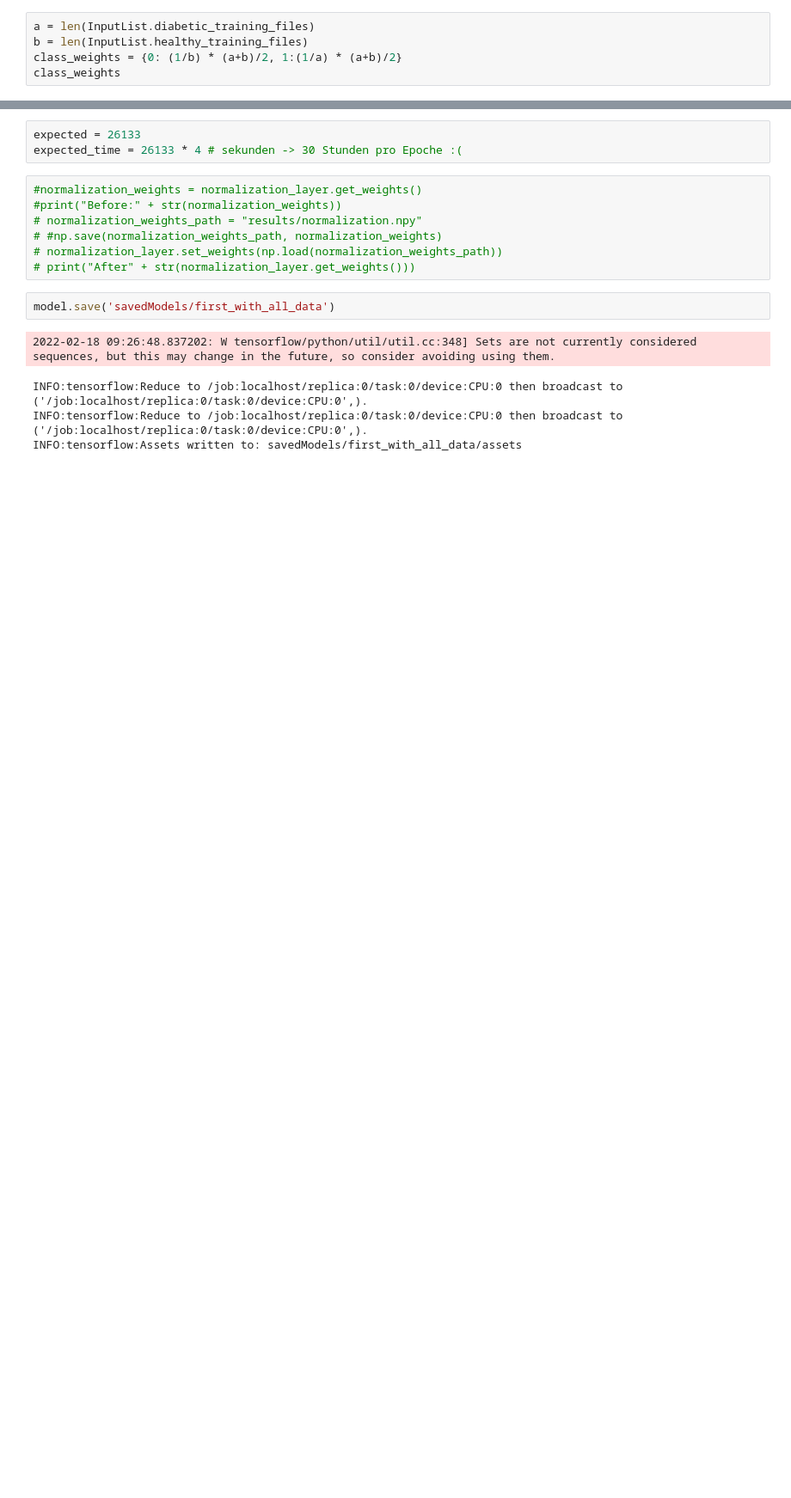
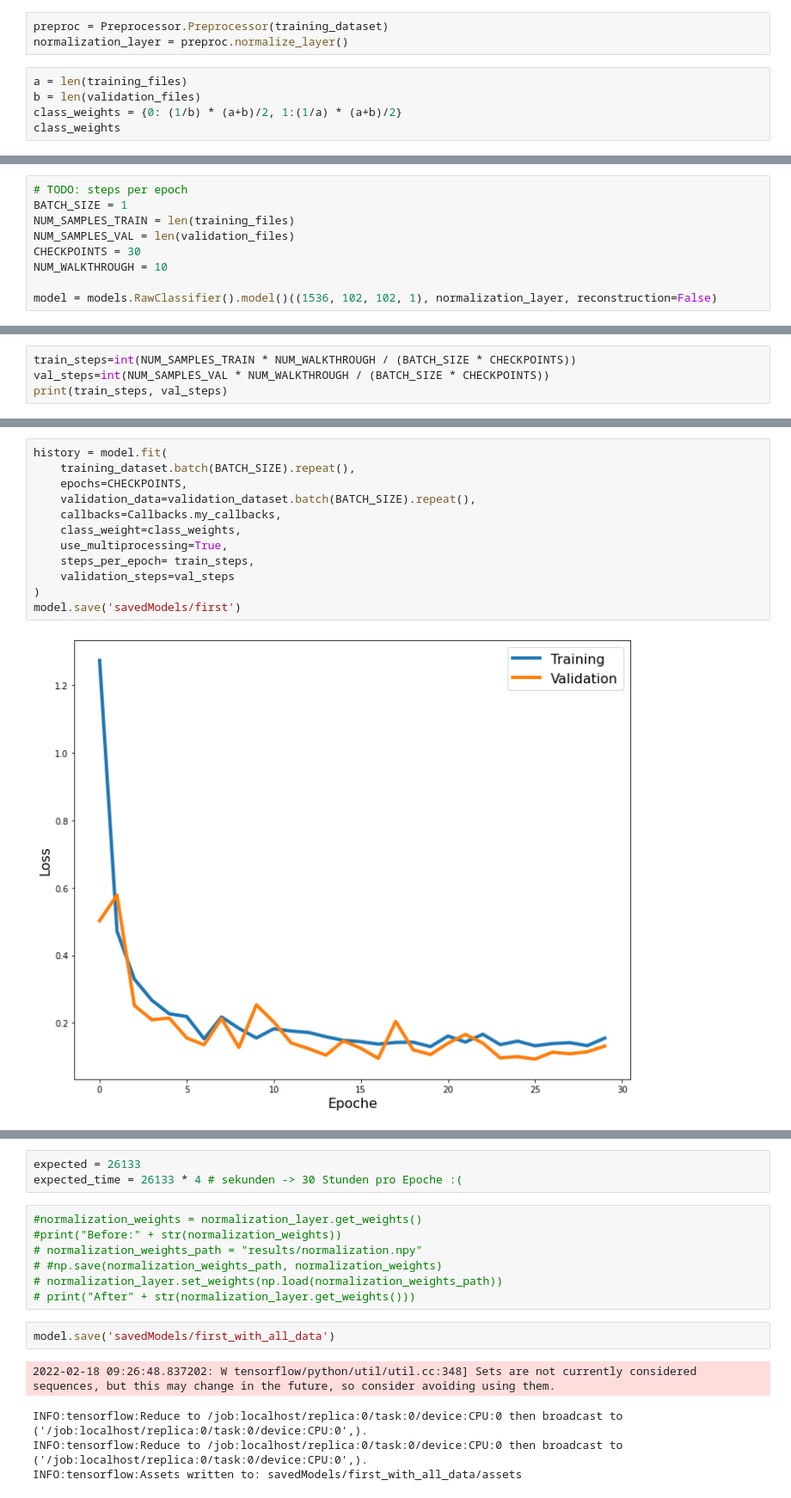
Before and after one commit to LilWeirdProgramms/oct-classifier, a Jupyter notebook: main.ipynb, the cells around one changed output, grey strips where cells are left out. Shown at 86% size. Saved outputs shown, nothing was run; the diff lists cells and outputs as text; blank space fills up the shorter version.

Commit message:
Added the tsne thing and run first model

```diff
--- a/main.ipynb
+++ b/main.ipynb
@@ -91,6 +52,9 @@ coreClock: 1.77GHz coreCount: 72 deviceMemorySize: 23.65GiB deviceMemoryBandwidt
+# %%
+preproc = Preprocessor.Preprocessor(training_dataset)
+normalization_layer = preproc.normalize_layer()
 # %%
-a = len(InputList.diabetic_training_files)
-b = len(InputList.healthy_training_files)
+a = len(training_files)
+b = len(validation_files)
 class_weights = {0: (1/b) * (a+b)/2, 1:(1/a) * (a+b)/2}
 class_weights
 # %% [output]
@@ -187,0 +68,9 @@ KeyboardInterrupt:
+# %%
+# TODO: steps per epoch
+BATCH_SIZE = 1
+NUM_SAMPLES_TRAIN = len(training_files)
+NUM_SAMPLES_VAL = len(validation_files)
+CHECKPOINTS = 30
+NUM_WALKTHROUGH = 10
+
+model = models.RawClassifier().model()((1536, 102, 102, 1), normalization_layer, reconstruction=False)
@@ -187,0 +99,4 @@ KeyboardInterrupt:
+# %%
+train_steps=int(NUM_SAMPLES_TRAIN * NUM_WALKTHROUGH / (BATCH_SIZE * CHECKPOINTS))
+val_steps=int(NUM_SAMPLES_VAL * NUM_WALKTHROUGH / (BATCH_SIZE * CHECKPOINTS))
+print(train_steps, val_steps)
@@ -187,0 +105,14 @@ KeyboardInterrupt:
+# %%
+history = model.fit(
+    training_dataset.batch(BATCH_SIZE).repeat(),
+    epochs=CHECKPOINTS,
+    validation_data=validation_dataset.batch(BATCH_SIZE).repeat(),
+    callbacks=Callbacks.my_callbacks,
+    class_weight=class_weights,
+    use_multiprocessing=True,
+    steps_per_epoch= train_steps,
+    validation_steps=val_steps
+)
+model.save('savedModels/first')
+# %% [output]
+[figure, added]
```
Also changed, not shown: parts of 42 cells of this notebook, 37 other files.
